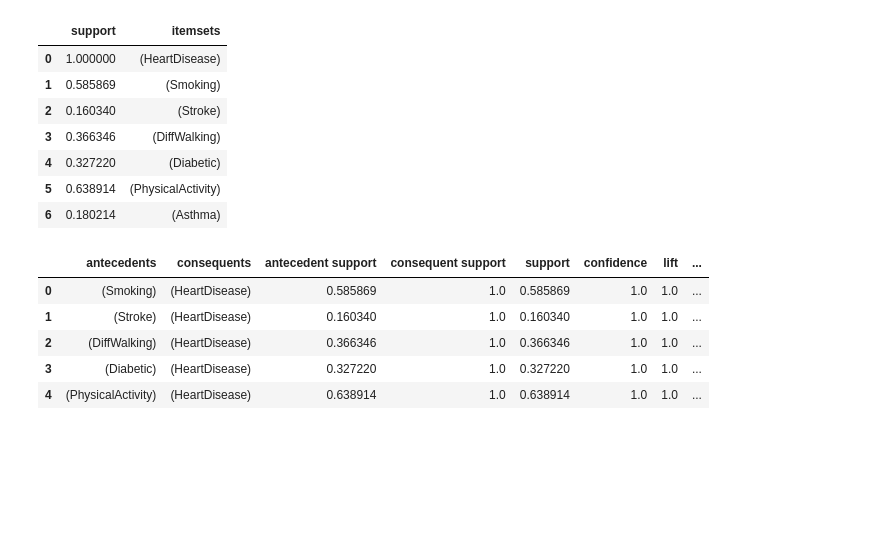
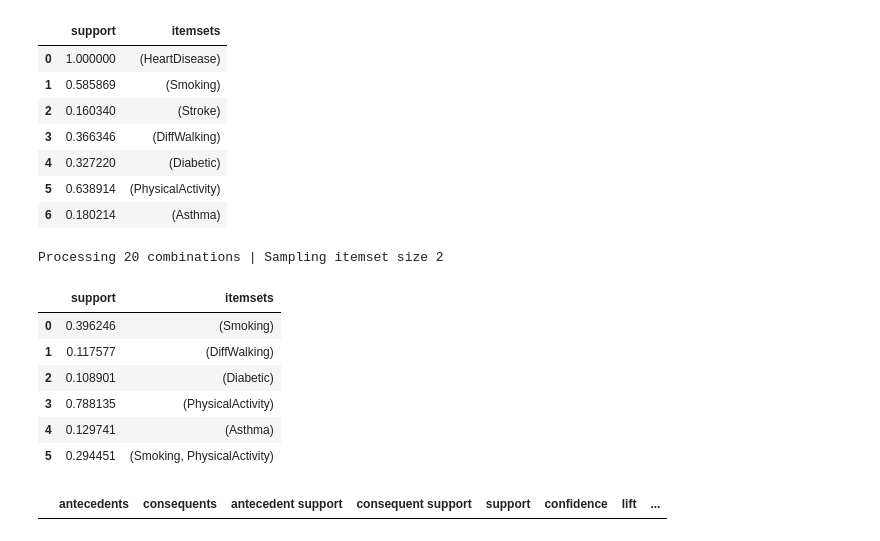
Before and after one commit to FinOCE/CP3403-group, a Jupyter notebook: notebooks/daniel.ipynb, the cells around one changed output. Saved outputs shown, nothing was run; the diff lists cells and outputs as text; code cells hidden in the pictures; blank space fills up the shorter version.

Commit message:
push apriori python update

```diff
--- a/notebooks/daniel.ipynb
+++ b/notebooks/daniel.ipynb
@@ -140,6 +157,6 @@ data3
 # %%
-freq_items1 = apriori(data2, min_support=0.1, use_colnames=True, verbose=1)
-freq_items1.head(7)
+freq_items_all = apriori(data2, min_support=0.1, use_colnames=True, verbose=1)
+freq_items_all.head(7)
 # %% [output]
 Processing 20 combinations | Sampling itemset size 2
 |  | support | itemsets |
@@ -162,13 +179,20 @@ Processing 80 combinations | Sampling itemset size 43
 | 4 | 0.327220 | (Diabetic) |
 | 5 | 0.638914 | (PhysicalActivity) |
 | 6 | 0.180214 | (Asthma) |
+# %%
+freq_items_neg = apriori(data4, min_support=0.1, use_colnames=True, verbose=1)
+freq_items_neg.head(7)
+# %% [output]
+Processing 20 combinations | Sampling itemset size 2
+|  | support | itemsets |
+| 0 | 0.396246 | (Smoking) |
+| 1 | 0.117577 | (DiffWalking) |
+| 2 | 0.108901 | (Diabetic) |
+| 3 | 0.788135 | (PhysicalActivity) |
+| 4 | 0.129741 | (Asthma) |
+| 5 | 0.294451 | (Smoking, PhysicalActivity) |
 # %%
-rules = association_rules(freq_items2, metric="confidence", min_threshold=0.9)
+rules = association_rules(freq_items_all, metric="confidence", min_threshold=0.9)
 rules.head()
 # %% [output]
 |  | antecedents | consequents | antecedent support | consequent support | support | confidence | lift | ... |
-| 0 | (Smoking) | (HeartDisease) | 0.585869 | 1.0 | 0.585869 | 1.0 | 1.0 | ... |
-| 1 | (Stroke) | (HeartDisease) | 0.160340 | 1.0 | 0.160340 | 1.0 | 1.0 | ... |
-| 2 | (DiffWalking) | (HeartDisease) | 0.366346 | 1.0 | 0.366346 | 1.0 | 1.0 | ... |
-| 3 | (Diabetic) | (HeartDisease) | 0.327220 | 1.0 | 0.327220 | 1.0 | 1.0 | ... |
-| 4 | (PhysicalActivity) | (HeartDisease) | 0.638914 | 1.0 | 0.638914 | 1.0 | 1.0 | ... |
```
Also changed, not shown: parts of 5 cells of this notebook, 1 other file.
